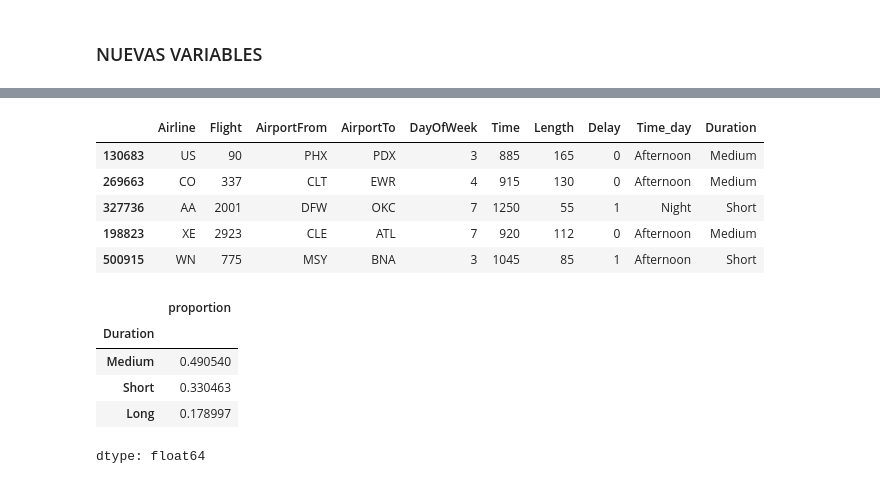
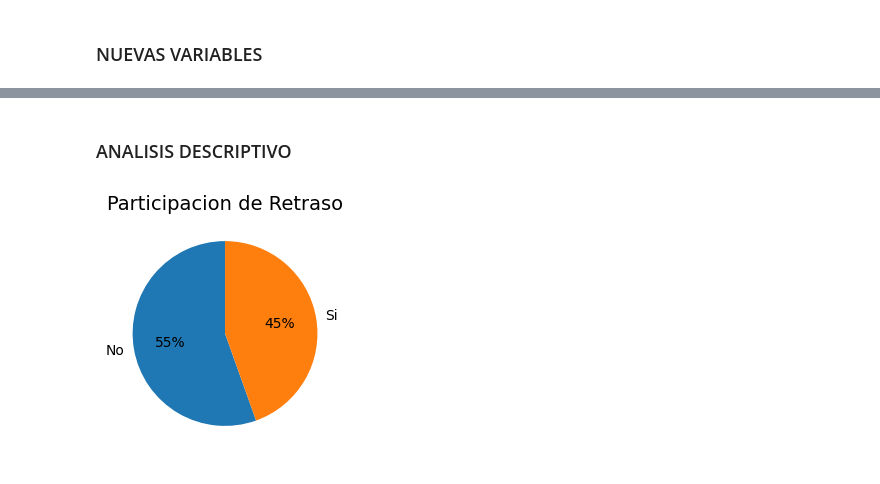
Before and after one commit to Sts87/FlightOnTime, a Jupyter notebook: FlightOnTime-Analisis.ipynb, the cells around one changed output, grey strips where cells are left out. Saved outputs shown, nothing was run; the diff lists cells and outputs as text; code cells hidden in the pictures.

Commit message:
Analisis descriptivo y nueva variables Hora

```diff
--- a/FlightOnTime-Analisis.ipynb
+++ b/FlightOnTime-Analisis.ipynb
@@ -145,33 +133,28 @@ dtype: float64
 # %%
 # Nuevas variables candidatas:
-# Time of day
+# Hour (hh:mm)
+df['Hour'] = df['Time'].apply(lambda x: str(x // 60).zfill(2) + ":" + str(x % 60).zfill(2))
+df['Hour'] = pd.to_datetime(df['Hour'], format="%H:%M")
+
+# Time of day: Momento del dia de la salida del vuelo
 clases = [0, 360, 720, 1080, 1440]
 labels = ['Early morning', 'Morning', 'Afternoon', 'Night']
-df['Time_day'] = pd.cut(x=df['Time'], bins=clases, labels=labels, include_lowest=True)
+df['TimeDay'] = pd.cut(x=df['Time'], bins=clases, labels=labels, include_lowest=True)
 
 # Duration
-# : short (<3 hrs), medium (3-6 hrs), long (6-16 hrs), and ultra-long (>16 hrs)
 clases = [0, 90, 180, 960]
 labels = ['Short', 'Medium', 'Long']
 df['Duration'] = pd.cut(x=df['Length'], bins=clases, labels=labels, include_lowest=True)
-# %%
-# TODO: Value counts en variables, graficos basicos, distribuciones
-# length -> distribucion normal
-
-df.sample(5)
-# %% [output]
-|  | Airline | Flight | AirportFrom | AirportTo | DayOfWeek | Time | Length | Delay | Time_day | Duration |
-| 130683 | US | 90 | PHX | PDX | 3 | 885 | 165 | 0 | Afternoon | Medium |
-| 269663 | CO | 337 | CLT | EWR | 4 | 915 | 130 | 0 | Afternoon | Medium |
-| 327736 | AA | 2001 | DFW | OKC | 7 | 1250 | 55 | 1 | Night | Short |
-| 198823 | XE | 2923 | CLE | ATL | 7 | 920 | 112 | 0 | Afternoon | Medium |
-| 500915 | WN | 775 | MSY | BNA | 3 | 1045 | 85 | 1 | Afternoon | Short |
-# %%
-df['Duration'].value_counts(normalize=True)
-# %% [output]
-|  | proportion |
-| Duration |  |
-| Medium | 0.490540 |
-| Short | 0.330463 |
-| Long | 0.178997 |
-dtype: float64
+# %% [markdown]
+### ANALISIS DESCRIPTIVO
+# %%
+# Retraso: 55% a tiempo, 45% retraso
+plt.figure(figsize=(4, 3))
+plt.pie(df['Delay'].value_counts(), labels=['No','Si'], autopct='%1.0f%%', startangle=90)
+plt.title('Participacion de Retraso', fontsize=14)
+
+plt.show()
+# plt.savefig("participacion_target.png", bbox_inches='tight', dpi=300)
+# plt.close()
+# %% [output]
+[figure, added]
```
Also changed, not shown: parts of 4 cells of this notebook.
